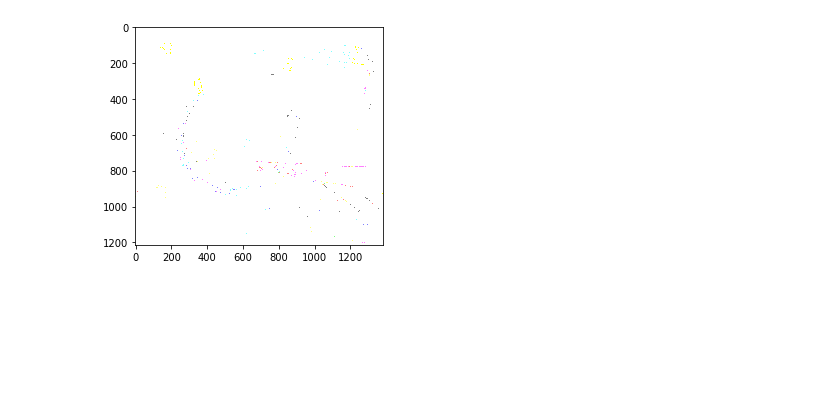
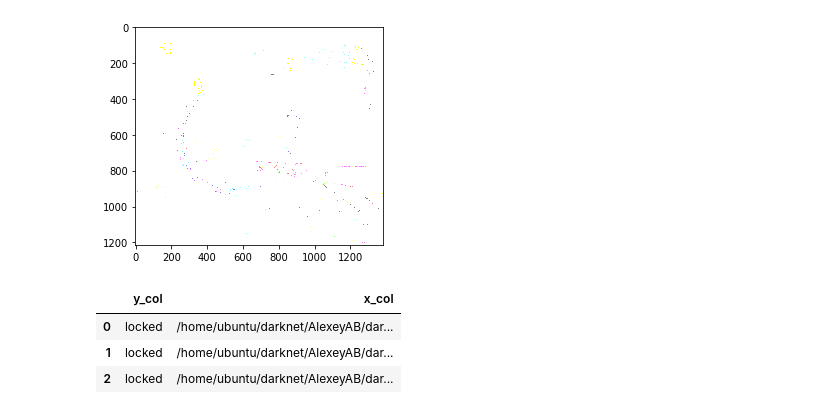
Before and after one commit to kjczarne/fubar, a Jupyter notebook: Grad-CAM and our model.ipynb, the cells around one changed output. Cells and saved outputs as stored; diff of their text form; code cells hidden in the pictures; blank space fills up the shorter version.

```diff
--- a/Grad-CAM and our model.ipynb
+++ b/Grad-CAM and our model.ipynb
@@ -138,0 +218,7 @@ W0615 16:03:08.223984 4656330176 image.py:648] Clipping input data to the valid
+# %%
+paths[1].loc[0:2]
+# %% [output]
+|  | y_col | x_col |
+| 0 | locked | /home/ubuntu/darknet/AlexeyAB/dar... |
+| 1 | locked | /home/ubuntu/darknet/AlexeyAB/dar... |
+| 2 | locked | /home/ubuntu/darknet/AlexeyAB/dar... |
```
Also changed, not shown: parts of 13 cells of this notebook, 1 other file.
